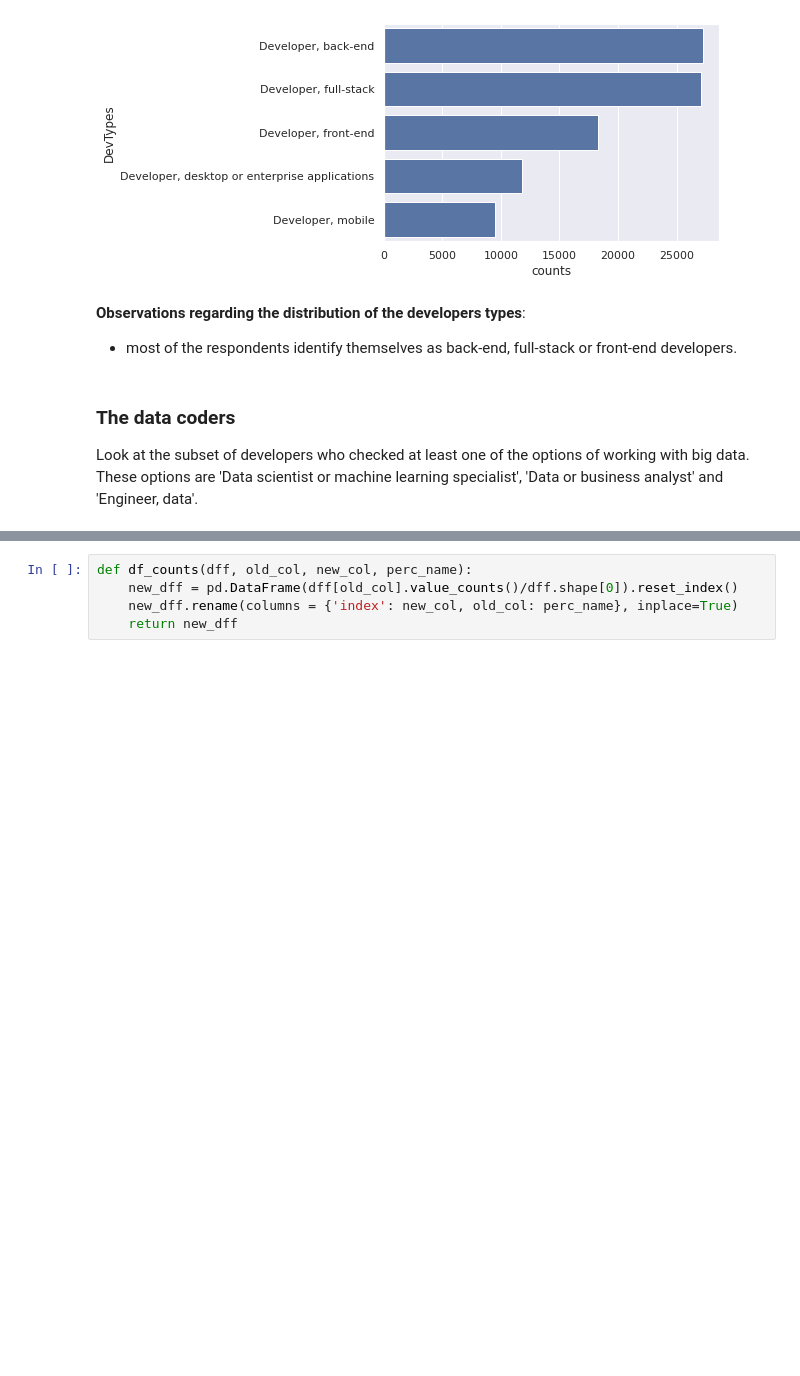
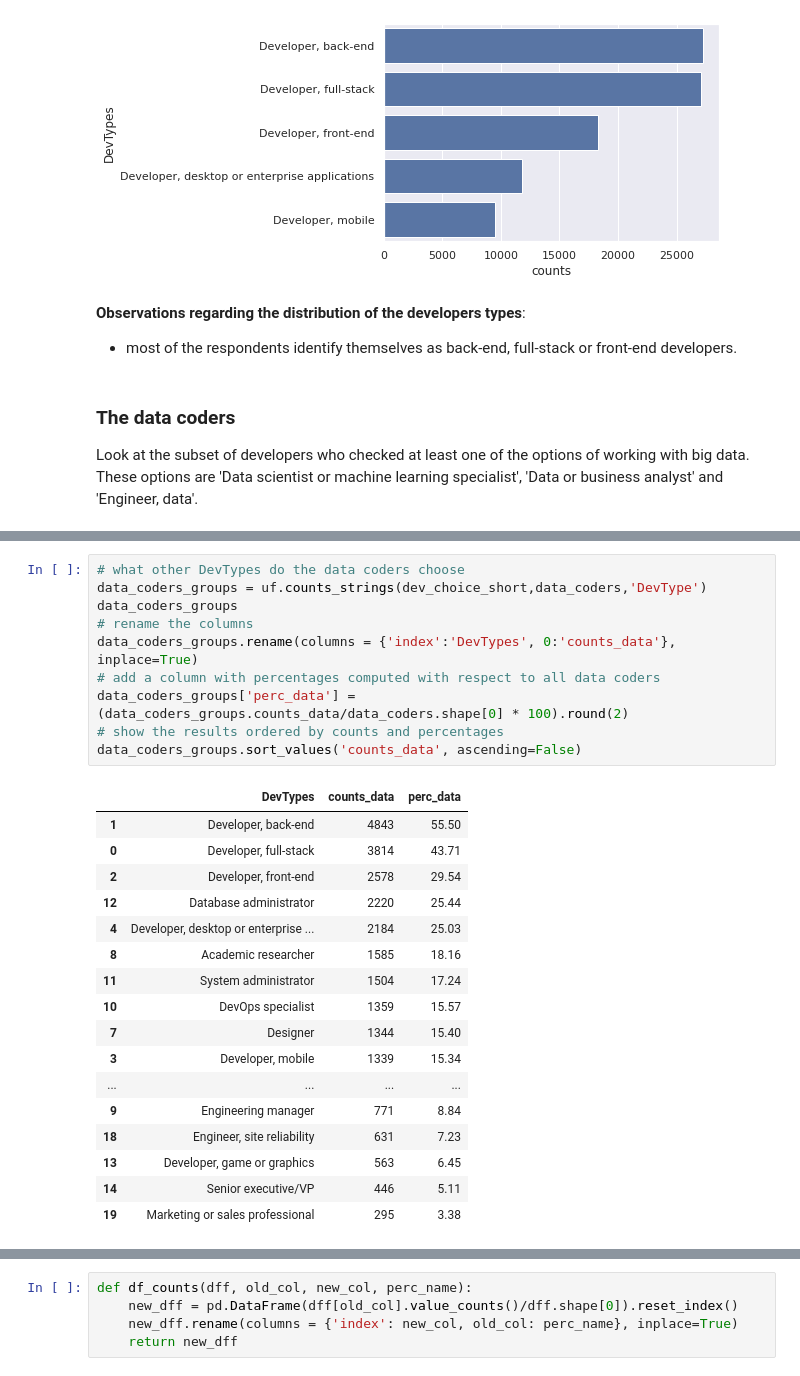
Before and after one commit to SolanaO/Developers_Survey_Analysis, a Jupyter notebook: stackBlogDataAnalysis.ipynb, the cells around one changed output, grey strips where cells are left out. Drawn from its saved outputs; the diff is of its cells as text; blank space fills up the shorter version.

```diff
--- a/stackBlogDataAnalysis.ipynb
+++ b/stackBlogDataAnalysis.ipynb
@@ -526,0 +509,28 @@ other_coders.shape
+# %%
+# what other DevTypes do the data coders choose
+data_coders_groups = uf.counts_strings(dev_choice_short,data_coders,'DevType')
+data_coders_groups
+# rename the columns
+data_coders_groups.rename(columns = {'index':'DevTypes', 0:'counts_data'}, inplace=True)
+# add a column with percentages computed with respect to all data coders
+data_coders_groups['perc_data'] = (data_coders_groups.counts_data/data_coders.shape[0] * 100).round(2)
+# show the results ordered by counts and percentages
+data_coders_groups.sort_values('counts_data', ascending=False)
+# %% [output]
+|  | DevTypes | counts_data | perc_data |
+| 1 | Developer, back-end | 4843 | 55.50 |
+| 0 | Developer, full-stack | 3814 | 43.71 |
+| 2 | Developer, front-end | 2578 | 29.54 |
+| 12 | Database administrator | 2220 | 25.44 |
+| 4 | Developer, desktop or enterprise ... | 2184 | 25.03 |
+| 8 | Academic researcher | 1585 | 18.16 |
+| 11 | System administrator | 1504 | 17.24 |
+| 10 | DevOps specialist | 1359 | 15.57 |
+| 7 | Designer | 1344 | 15.40 |
+| 3 | Developer, mobile | 1339 | 15.34 |
+| ... | ... | ... | ... |
+| 9 | Engineering manager | 771 | 8.84 |
+| 18 | Engineer, site reliability | 631 | 7.23 |
+| 13 | Developer, game or graphics | 563 | 6.45 |
+| 14 | Senior executive/VP | 446 | 5.11 |
+| 19 | Marketing or sales professional | 295 | 3.38 |
```
Also changed, not shown: parts of 23 cells of this notebook.
